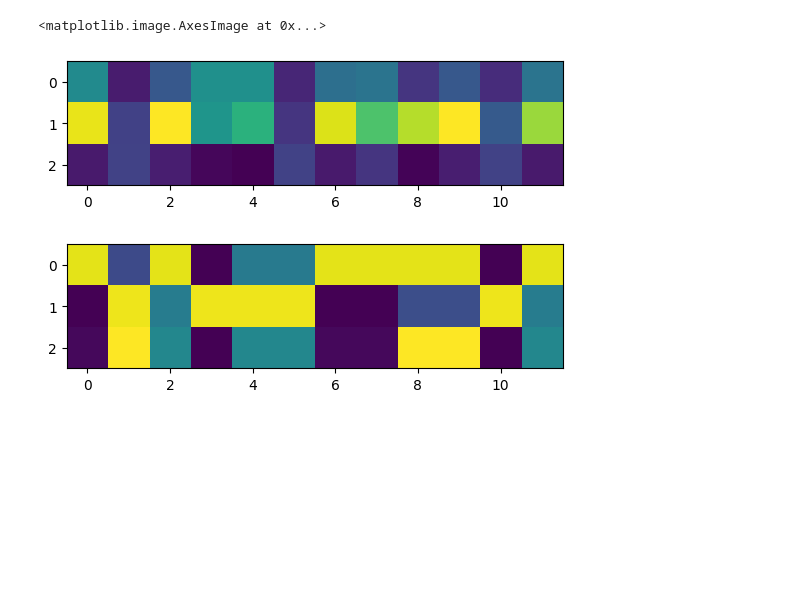
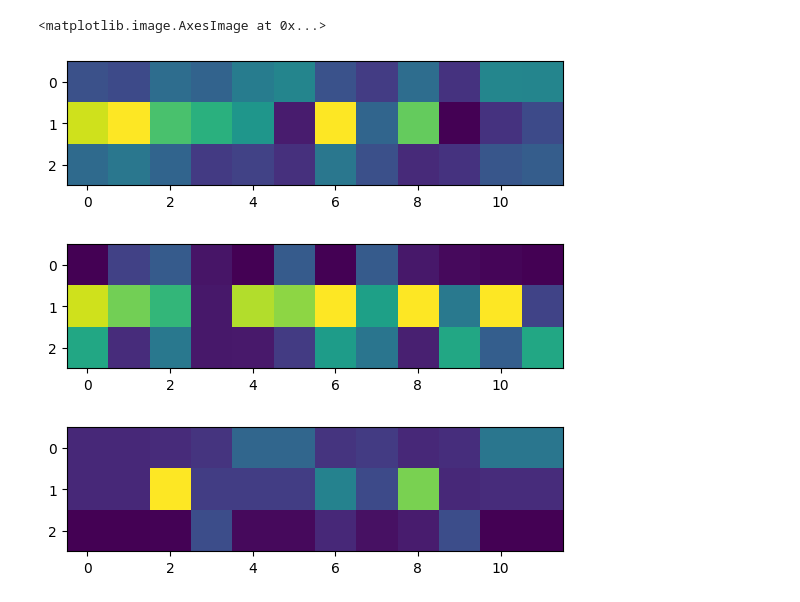
Before and after one commit to Ahmadar91/Master-sThesis, a Jupyter notebook: Attention.ipynb, the cells around one changed output. Cells and saved outputs as stored; diff of their text form; code cells hidden in the pictures; blank space fills up the shorter version.

```diff
--- a/Attention.ipynb
+++ b/Attention.ipynb
@@ -359,7 +516,8 @@ def generateTrainData(num_samples, params):
         label_value_B = params["value_2"] if mapped_value_B == 1 else params["value_1"]
         label_value_C = params["value_2"] if result == 1 else params["value_1"]
 
-        label_arr = [mapped_value_A, mapped_value_B, result]  # Label array with value_A, value_B, and result
+        #label_arr = [mapped_value_A, mapped_value_B, result]  # Label array with value_A, value_B, and result
+        label_arr = [label_value_A, label_value_B, label_value_C]  # Label array with value_A, value_B, and result
 
         combined_array = np.vstack([array_A, array_B, array_C]).T
         s.append(combined_array)
@@ -700,7 +916,7 @@ def getOutTaH(model,dataSet):
         if len(numpy.unique(a))==1:
             who=numpy.random.randint(len(a))
             a[who]=1-a[who]
-        kmeans = KMeans(n_clusters=clusterNr).fit(a)
+        kmeans = KMeans(n_clusters=clusterNr,n_init=10).fit(a)
         B[i]=kmeans.labels_
         #B[i]=1.0*(H[i]>numpy.median(H[i]))
 
@@ -815,22 +1075,27 @@ for i in range(5):
 # %%
 
-modelRNN=torch.load("models/model_NetRNNWithAttention_min_length_5 max_length_5 fill_0 value_1_-1 value_2_1.model")
-modelRNNWithAttention=torch.load("models/model_RNN_min_length_5 max_length_5 fill_0 value_1_-1 value_2_1.model")
+modelRNNWithAttention=torch.load("models/model_RNN_min_length_10 max_length_10 fill_0 value_1_-1 value_2_1.model")
+modelRNN=torch.load("models/model_NetRNNWithAttention_min_length_10 max_length_10 fill_0 value_1_-1 value_2_1.model")
+modelRNNWithAttentionExp =torch.load("models/model_NetRNNWithAttentionExpFirst_min_length_10 max_length_10 fill_0 value_1_-1 value_2_1.model")
 params = {
-            'min_length': 5,
-            'max_length': 5,
+            'min_length': 10,
+            'max_length': 10,
             'fill': 0,
             'value_1': -1,
             'value_2': 1
         }
 s, t = generateTrainData(100, params)
-S,H=shrinkingDecompositionInformation(modelRNN,12,s,t.transpose(),whichTS=i,dsLength=5)
+S,H=shrinkingDecompositionInformation(modelRNN,12,s,t.transpose(),whichTS=8,dsLength=10)
 figure()
 imshow(removalIntoMatrix(S,12,H))
-S,H=shrinkingDecompositionInformation(modelRNNWithAttention,12,s,t.transpose(),whichTS=i,dsLength=5)
+S,H=shrinkingDecompositionInformation(modelRNNWithAttention,12,s,t.transpose(),whichTS=8,dsLength=10)
 figure()
 imshow(removalIntoMatrix(S,12,H))
+S,H=shrinkingDecompositionInformation(modelRNNWithAttentionExp,12,s,t.transpose(),whichTS=8,dsLength=10)
+figure()
+imshow(removalIntoMatrix(S,12,H))
 # %% [output]
 <matplotlib.image.AxesImage at 0x...>
-[figure, old version]
+[figure, new version]
-[figure, old version]
+[figure, new version]
+[figure, added]
```
Also changed, not shown: parts of 21 cells of this notebook, 51 other files.
